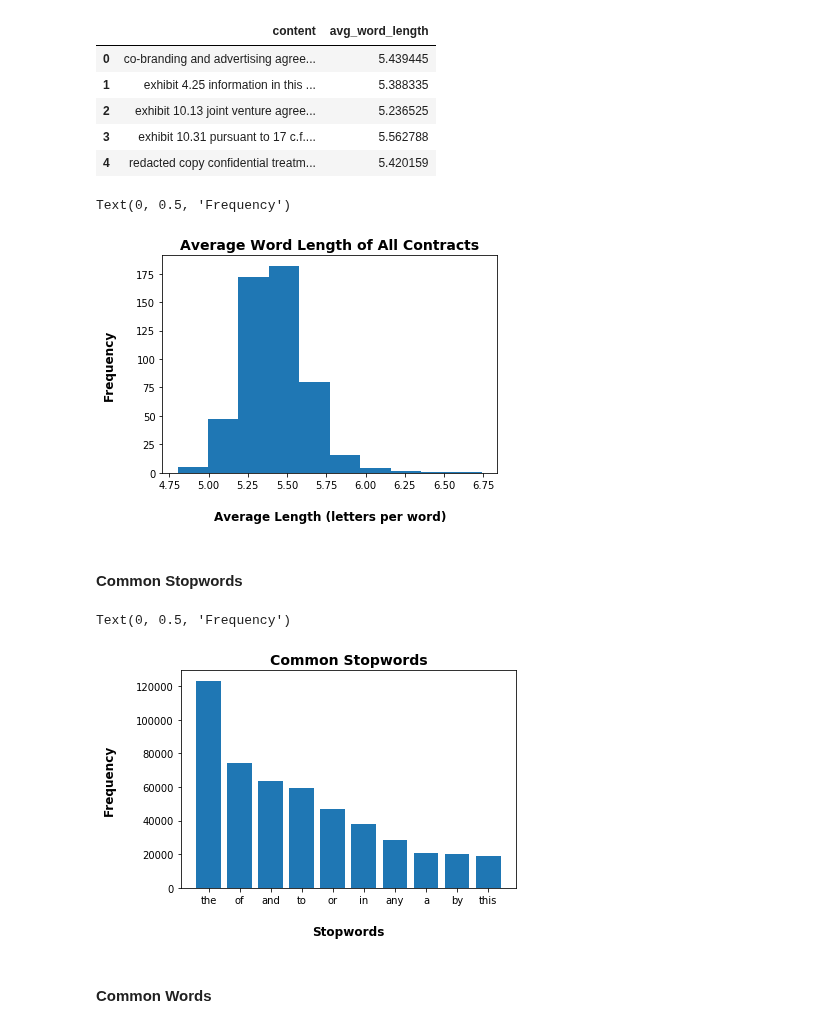
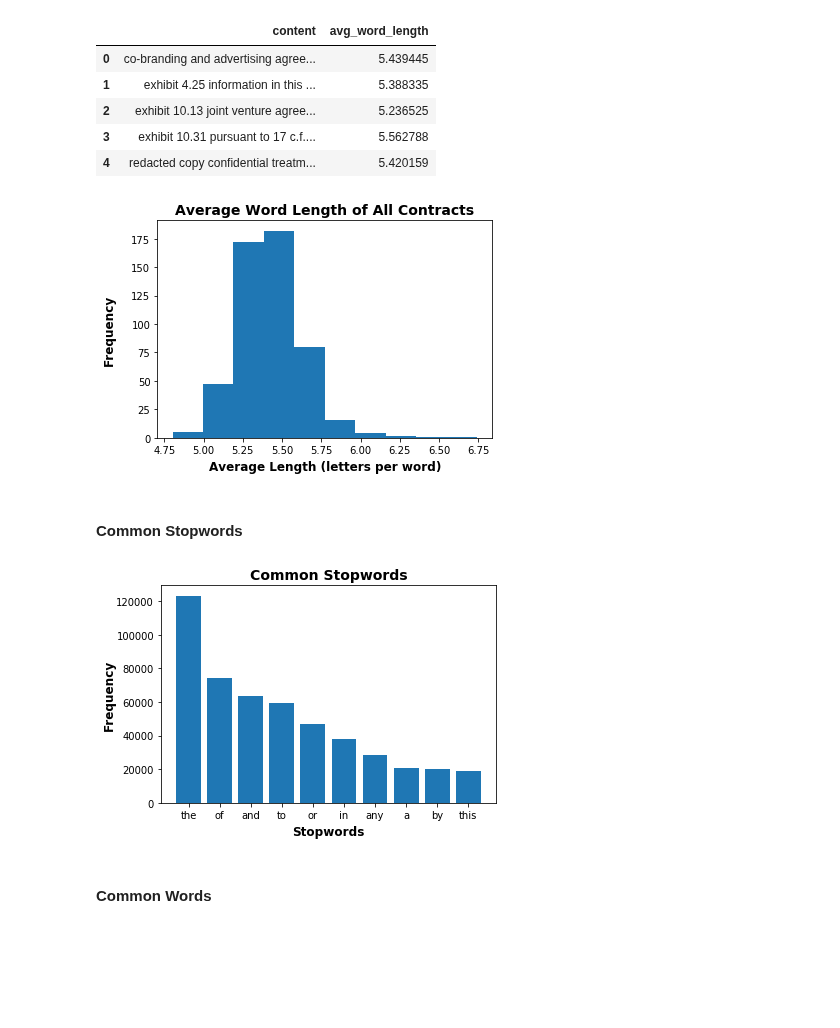
Before and after one commit to dian-farah/IS450TextMiningG2T2, a Jupyter notebook: EDA/Preliminary Results - Frequency and N-gram Analysis.ipynb, the cells around one changed output. Cells and saved outputs as stored; diff of their text form; code cells hidden in the pictures; blank space fills up the shorter version.

```diff
--- a/EDA/Preliminary Results - Frequency and N-gram Analysis.ipynb
+++ b/EDA/Preliminary Results - Frequency and N-gram Analysis.ipynb
@@ -222,13 +224,14 @@ contracts_df[['content','avg_word_length']].head()
 | 3 | exhibit 10.31 pursuant to 17 c.f.... | 5.562788 |
 | 4 | redacted copy confidential treatm... | 5.420159 |
 # %%
-word_length = contracts_df['avg_word_length'].hist(grid=False)
+fig, ax = plt.subplots()
+word_length = contracts_df['avg_word_length'].hist(grid=False, ax=ax)
 word_length.set_title("Average Word Length of All Contracts", weight='bold', size=14)
-word_length.set_xlabel("Average Length (letters per word)", labelpad=20, weight='bold', size=12)
-word_length.set_ylabel("Frequency", labelpad=20, weight='bold', size=12)
+word_length.set_xlabel("Average Length (letters per word)", labelpad=5, weight='bold', size=12)
+word_length.set_ylabel("Frequency", labelpad=15, weight='bold', size=12)
+fig.savefig('Average_Word_Length.png')
 # %% [output]
-Text(0, 0.5, 'Frequency')
-[figure, old version]
+[figure, new version]
 # %% [markdown]
 #### Common Stopwords
 # %%
@@ -246,13 +249,14 @@ for word in corpus:
 # %%
 top=sorted(dic.items(), key=lambda x:x[1],reverse=True)[:10]
 x,y=zip(*top)
+# fig, ax = plt.plot()
 plt.bar(x,y)
 plt.title("Common Stopwords", weight='bold', size=14)
-plt.xlabel("Stopwords", labelpad=20, weight='bold', size=12)
-plt.ylabel("Frequency", labelpad=20, weight='bold', size=12)
+plt.xlabel("Stopwords", labelpad=5, weight='bold', size=12)
+plt.ylabel("Frequency", labelpad=0.09, weight='bold', size=12)
+plt.savefig('Common_Stopwords.png',dpi=72, bbox_inches='tight')
 # %% [output]
-Text(0, 0.5, 'Frequency')
-[figure, old version]
+[figure, new version]
 # %% [markdown]
 #### Common Words
 # %%
```
Also changed, not shown: parts of 5 cells of this notebook, 7 other files.
